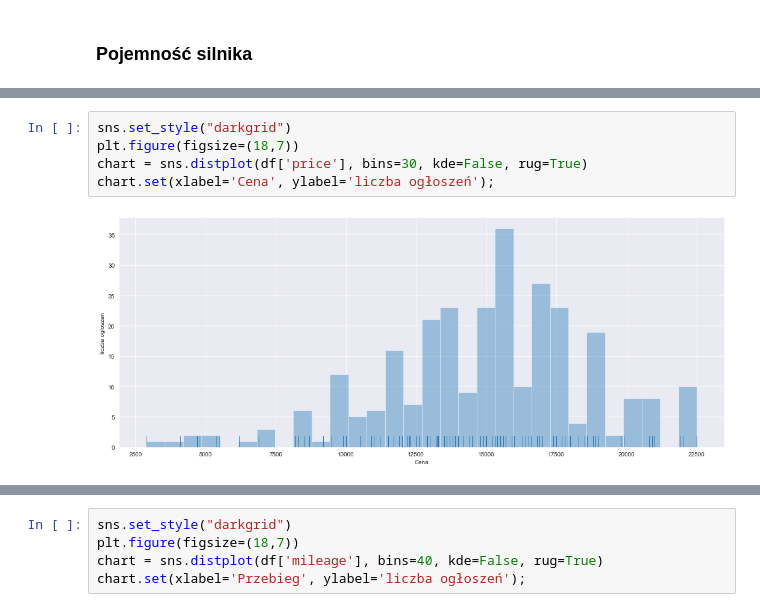
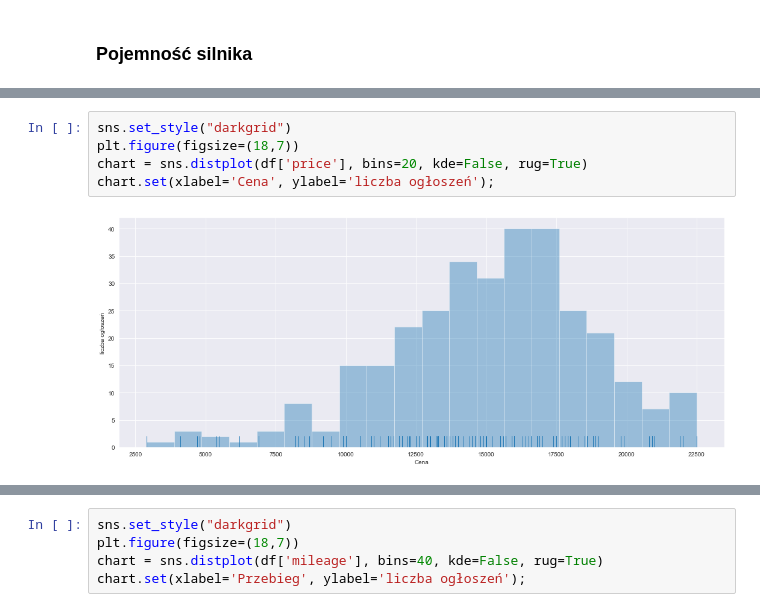
Before and after one commit to mgurg/py_otomoto, a Jupyter notebook: py_otomoto.ipynb, the cells around one changed output, grey strips where cells are left out. Drawn from its saved outputs; the diff is of its cells as text.

```diff
--- a/py_otomoto.ipynb
+++ b/py_otomoto.ipynb
@@ -264,7 +242,7 @@ plt.show()
 # %%
 sns.set_style("darkgrid")
 plt.figure(figsize=(18,7))
-chart = sns.distplot(df['price'], bins=30, kde=False, rug=True)
+chart = sns.distplot(df['price'], bins=20, kde=False, rug=True)
 chart.set(xlabel='Cena', ylabel='liczba ogłoszeń');
 # %% [output]
-[figure, old version]
+[figure, new version]
```
Also changed, not shown: parts of 20 cells of this notebook, 9 other files.
